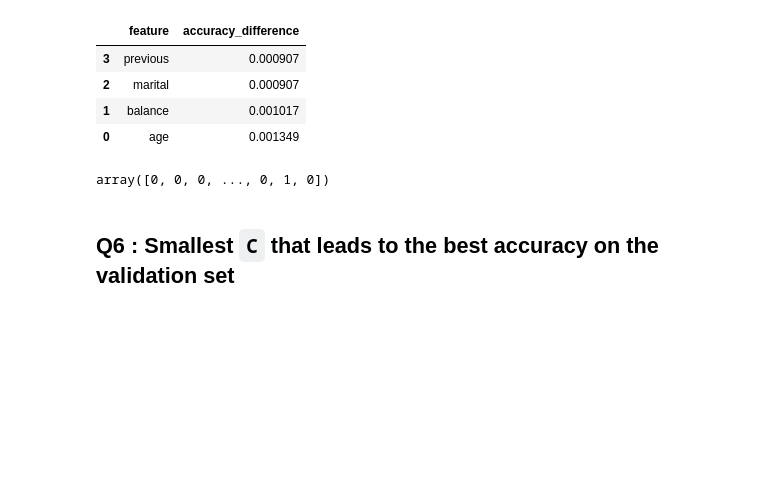
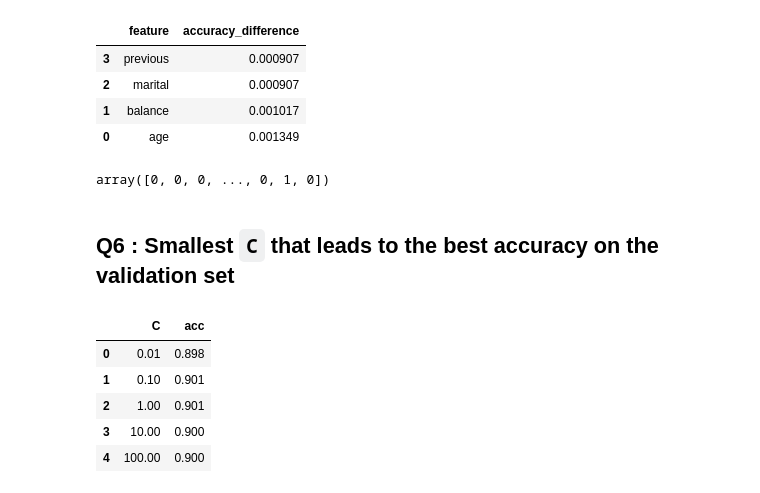
Before and after one commit to julam9/ML-Zoomcamp-2024, a Jupyter notebook: Week-3/hw3answer.ipynb, the cells around one changed output. Saved outputs shown, nothing was run; the diff lists cells and outputs as text; code cells hidden in the pictures; blank space fills up the shorter version.

```diff
--- a/Week-3/hw3answer.ipynb
+++ b/Week-3/hw3answer.ipynb
@@ -185,3 +185,24 @@ y_train
 array([0, 0, 0, ..., 0, 1, 0])
 # %% [markdown]
 ## Q6 : Smallest `C` that leads to the best accuracy on the validation set
+# %%
+list_q6 = [0.01, 0.1, 1, 10, 100]
+acc_q6 = []
+
+for value_C in list_q6:
+    model_q6 = LogisticRegression(penalty='l1', C=value_C, max_iter=10000, random_state=42, solver='liblinear')
+    model_q6.fit(X_train, y_train)
+    y_predq6 = model_q6.predict_proba(X_val)[:, 1]
+    y_decision_q6 = (y_predq6 >= 0.5)
+    acc_q6_el = np.round((y_val==y_decision_q6).mean(), 3)
+    acc_q6.append(acc_q6_el)
+
+df_q6 = pd.DataFrame({'C' : list_q6, 'acc' : acc_q6})
+df_q6
+# %% [output]
+|  | C | acc |
+| 0 | 0.01 | 0.898 |
+| 1 | 0.10 | 0.901 |
+| 2 | 1.00 | 0.901 |
+| 3 | 10.00 | 0.900 |
+| 4 | 100.00 | 0.900 |
```
